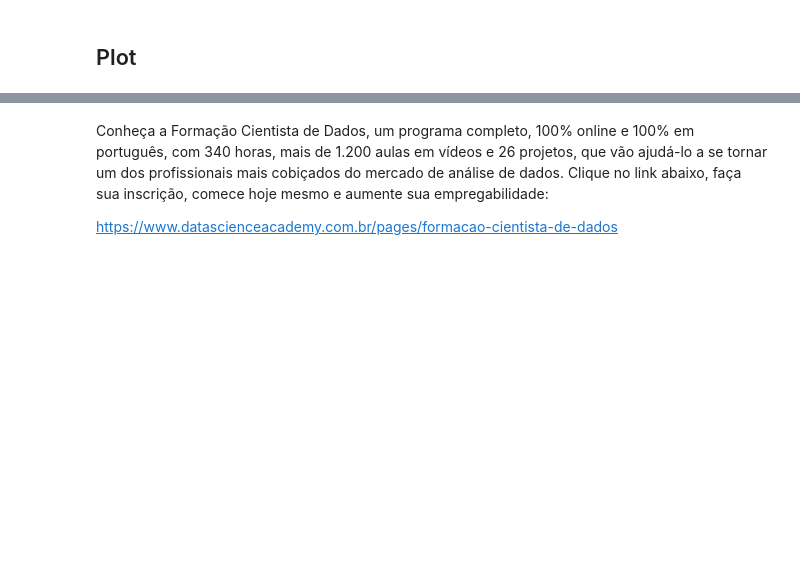
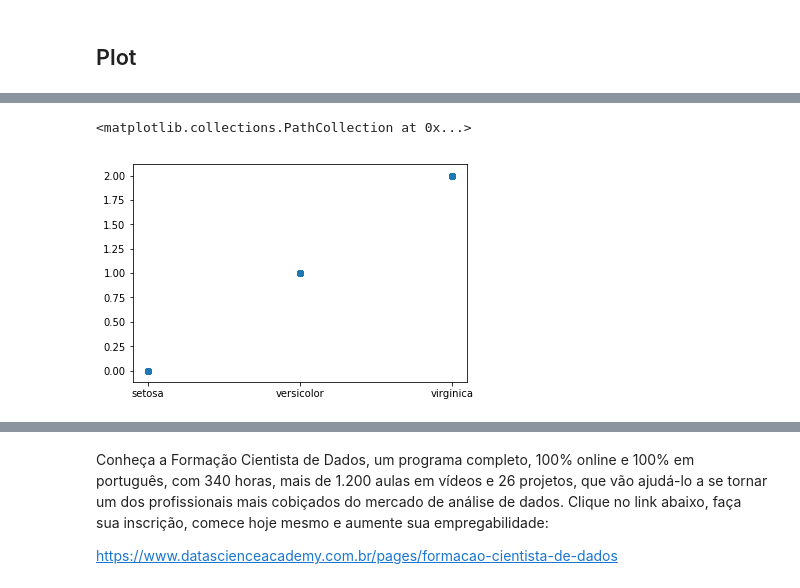
Before and after one commit to EricGPTI/MaratonaDataScience, a Jupyter notebook: DSA-Python-Cap09-Exercicio.ipynb, the cells around one changed output, grey strips where cells are left out. Saved outputs shown, nothing was run; the diff lists cells and outputs as text; code cells hidden in the pictures; blank space fills up the shorter version.

```diff
--- a/DSA-Python-Cap09-Exercicio.ipynb
+++ b/DSA-Python-Cap09-Exercicio.ipynb
@@ -231,4 +241,11 @@ SyntaxError: invalid syntax (<ipython-input-34-f7a2efa2abb4>, line 2)
 # %%
 # Crie um Scatter Plot de 2 Features (atributos)
+x = df1['especies']
+y = df1['target']
+
+plt.scatter(x, y)
+# %% [output]
+<matplotlib.collections.PathCollection at 0x...>
+[figure, added]
 # %%
 # Crie um Scatter Matrix das Features (atributos)
```
Also changed, not shown: parts of 7 cells of this notebook.
